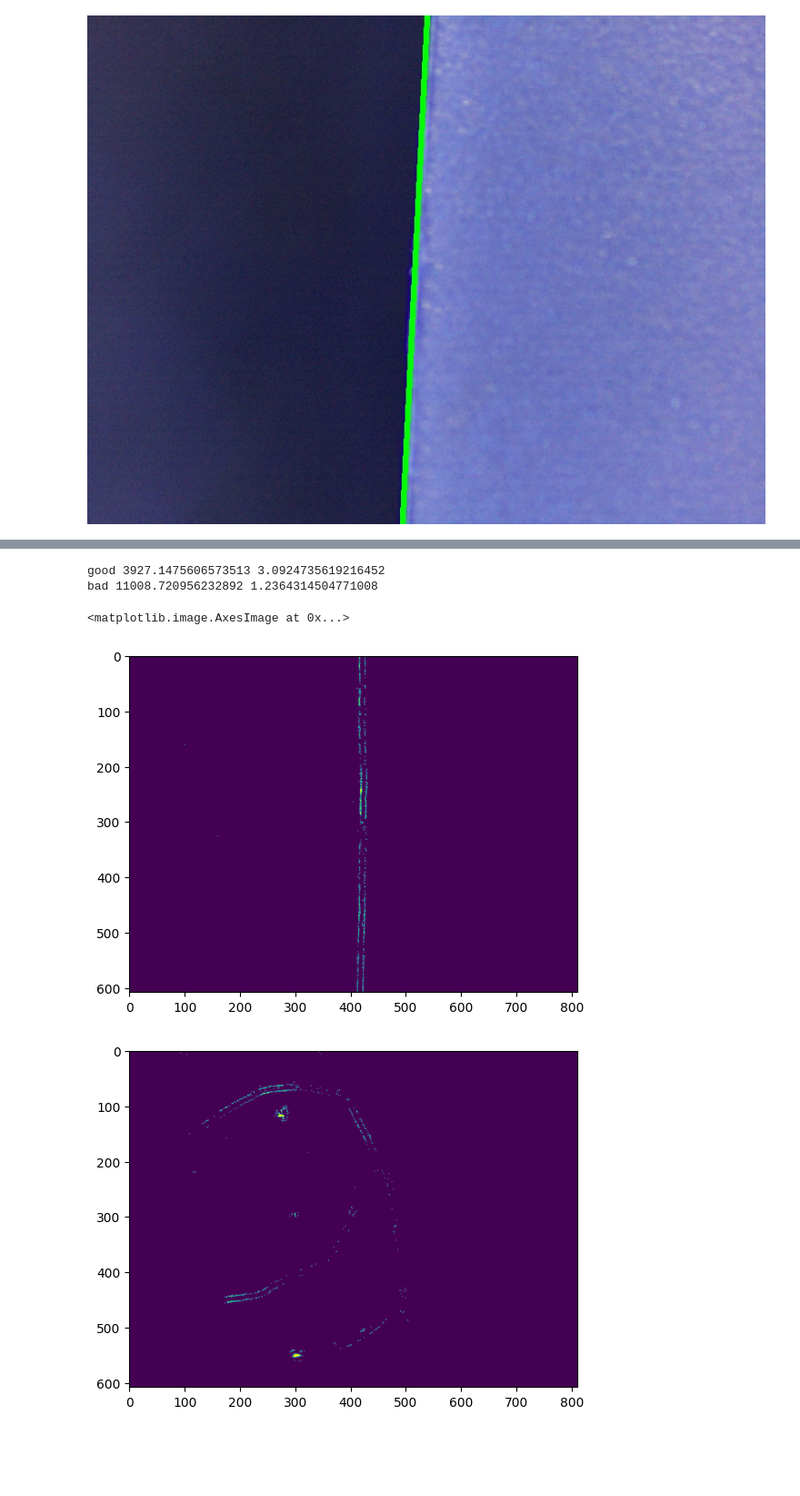
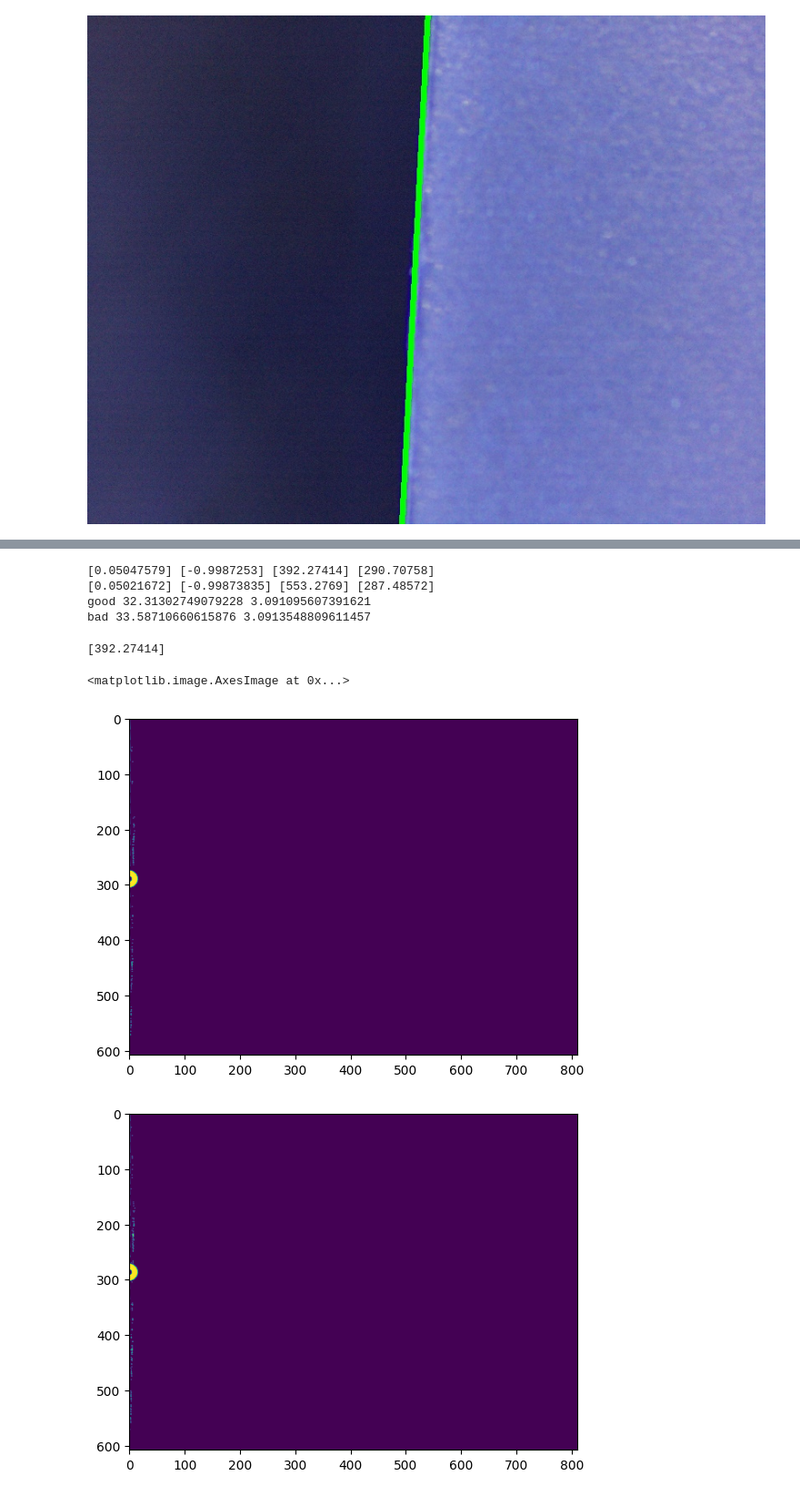
Before and after one commit to Kronos3/rit-msd-werfen, a Jupyter notebook: prototyping/alignment.ipynb, the cells around one changed output, grey strips where cells are left out. Shown at 91% size. Drawn from its saved outputs; the diff is of its cells as text; code cells hidden in the pictures; blank space fills up the shorter version.

```diff
--- a/prototyping/alignment.ipynb
+++ b/prototyping/alignment.ipynb
@@ -94,43 +94,64 @@ def build_r(theta):
         [np.sin(theta), np.cos(theta)]
     ])
 
-def compute_error(points, vx, vy, cx, cy):
-    points = np.squeeze(points, 1)
+def compute_error(img, vx, vy, cx, cy):
     v = np.array([vx[0], vy[0]])
     p = np.array([cx[0], cy[0]])
 
     # rotate fit to y axis
-    theta = np.arccos(np.dot(v, [0, 1]) / np.linalg.norm(v))
-    R = build_r(theta)
+    theta = np.arccos(np.dot([0, 1], v) / np.linalg.norm(v))
 
-    rot_points = np.dot(R, (points-p).T)
-    err = rot_points[0]**2
+    R = cv2.getRotationMatrix2D(p, -57.2958 * theta, 1.0)
+    rot_img = cv2.warpAffine(img, R, aligned.shape[1::-1], flags=cv2.INTER_LINEAR)
+
+    points = cv2.findNonZero(rot_img).squeeze(1)
+
+    err = (points - p)[:,0]**2
     return np.sqrt(np.einsum('i,i->',err,err) / len(points)), theta
 
-err_g, theta_g = compute_error(aligned_points, a_vx, a_vy, a_cx, a_cy)
-err_b, theta_b = compute_error(misaligned_points, m_vx, m_vy, m_cx, m_cy)
+print(a_vx, a_vy, a_cx, a_cy)
+print(m_vx, m_vy, m_cx, m_cy)
+
+err_g, theta_g = compute_error(aligned_t, a_vx, a_vy, a_cx, a_cy)
+err_b, theta_b = compute_error(misaligned_t, m_vx, m_vy, m_cx, m_cy)
 print("good", err_g, theta_g)
 print("bad", err_b, theta_b)
 # %% [output]
-good 3927.1475606573513 3.0924735619216452
-bad 11008.720956232892 1.2364314504771008
+[0.05047579] [-0.9987253] [392.27414] [290.70758]
+[0.05021672] [-0.99873835] [553.2769] [287.48572]
+good 32.31302749079228 3.091095607391621
+bad 33.58710660615876 3.0913548809611457
-# %%
-
-def rad_to_deg(rad):
-    return 57.2958 * rad
-
-image_center = tuple(np.array(aligned.shape[1::-1]) / 2)
-aligned_r = cv2.warpAffine(aligned_t, cv2.getRotationMatrix2D(image_center, -rad_to_deg(theta_g), 1.0), aligned.shape[1::-1], flags=cv2.INTER_LINEAR)
-misaligned_r = cv2.warpAffine(misaligned_t, cv2.getRotationMatrix2D(image_center, -rad_to_deg(theta_b), 1.0), aligned.shape[1::-1], flags=cv2.INTER_LINEAR)
-
-plt.figure(1)
-plt.imshow(aligned_r)
-plt.figure(2)
-plt.imshow(misaligned_r)
-# %% [output]
-<matplotlib.image.AxesImage at 0x...>
-[figure, removed]
-[figure, removed]
+# %%
+def rad_to_deg(rad):
+    return 57.2958 * rad
+
+print(a_cx)
+
+t_a = np.float32([ [1,0,-a_cx[0]], [0,1,0] ])
+t_m = np.float32([ [1,0,-m_cx[0]], [0,1,0] ])
+
+image_center = (w//2, h//2)
+aligned_r = aligned_t.copy()
+cv2.line(aligned_r, (int(a_cx-a_vx*w), int(a_cy-a_vy*w)), (int(a_cx+a_vx*w), int(a_cy+a_vy*w)), (255, 255, 255), 1)
+cv2.circle(aligned_r, [int(a_cx[0]), int(a_cy[0])], 10, 255, 10)
+aligned_r = cv2.warpAffine(aligned_r, cv2.getRotationMatrix2D((int(a_cx[0]), int(a_cy[0])), -rad_to_deg(theta_g), 1.0), aligned.shape[1::-1], flags=cv2.INTER_LINEAR)
+aligned_r = cv2.warpAffine(aligned_r, t_a, aligned.shape[1::-1], flags=cv2.INTER_LINEAR)
+
+misaligned_r = misaligned_t.copy()
+cv2.line(misaligned_r, (int(m_cx-m_vx*w), int(m_cy-m_vy*w)), (int(m_cx+m_vx*w), int(m_cy+m_vy*w)), (255, 255, 255), 1)
+cv2.circle(misaligned_r, [int(m_cx[0]), int(m_cy[0])], 10, 255, 10)
+misaligned_r = cv2.warpAffine(misaligned_r, cv2.getRotationMatrix2D((int(m_cx[0]), int(m_cy[0])), -rad_to_deg(theta_b), 1.0), aligned.shape[1::-1], flags=cv2.INTER_LINEAR)
+misaligned_r = cv2.warpAffine(misaligned_r, t_m, aligned.shape[1::-1], flags=cv2.INTER_LINEAR)
+
+plt.figure(1)
+plt.imshow(aligned_r)
+plt.figure(2)
+plt.imshow(misaligned_r)
+# %% [output]
+[392.27414]
+<matplotlib.image.AxesImage at 0x...>
+[figure, added]
+[figure, added]
 # %%
 print(a_cx)
 # %% [output]
```
Also changed, not shown: parts of 13 cells of this notebook.
